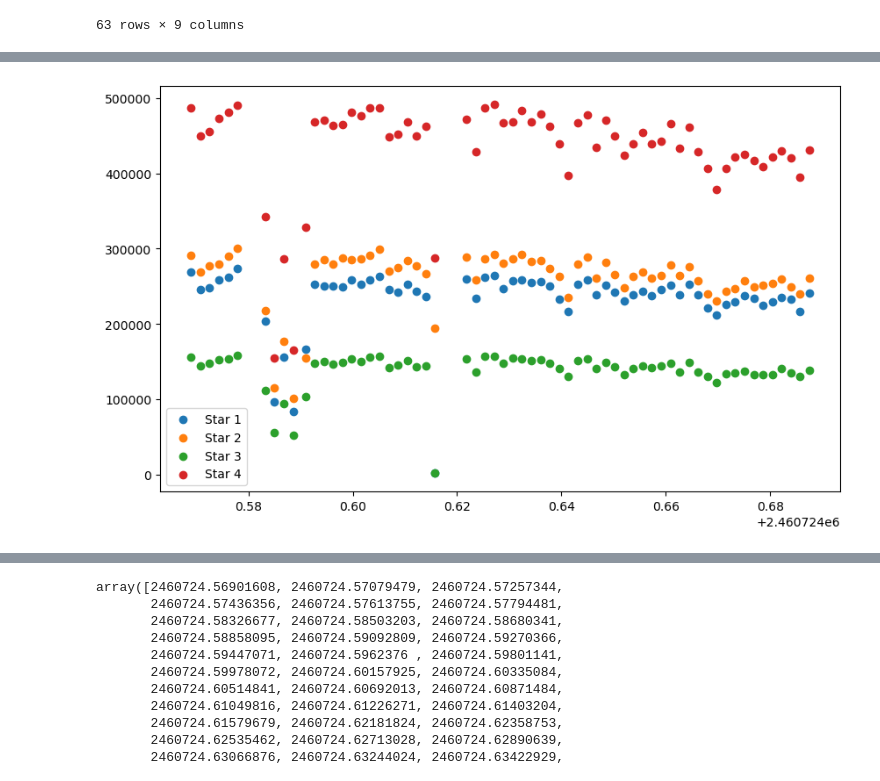
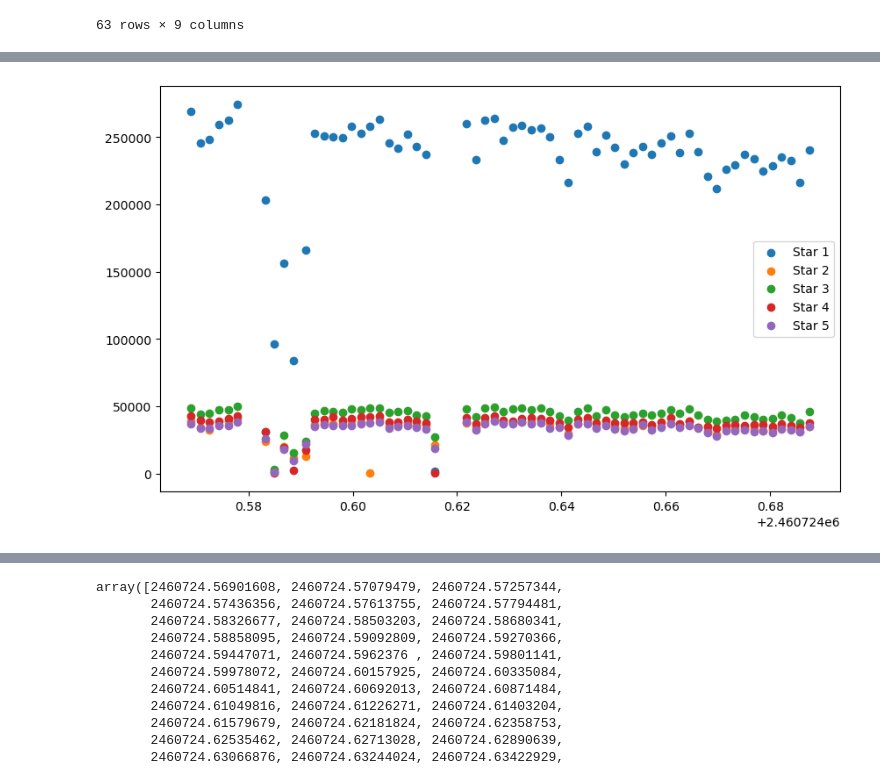
Before and after one commit to explorerjs32/rho_data_reduction_pipeline, a Jupyter notebook: photometry_mplw/Phot_to_LC.ipynb, the cells around one changed output, grey strips where cells are left out. Saved outputs shown, nothing was run; the diff lists cells and outputs as text; code cells hidden in the pictures.

```diff
--- a/photometry_mplw/Phot_to_LC.ipynb
+++ b/photometry_mplw/Phot_to_LC.ipynb
@@ -30,7 +30,7 @@ Point to reduced data path, or wherever frame_info and photometry results were s
 # %% [output]
 /Users/bencapistrant/Documents/GitHub/rho_data_reduction_pipeline/photometry_mplw
 # %%
-path = '/Users/bencapistrant/Documents/GitHub/rho_data_reduction_pipeline/data/WASP36b/New_Reduced/'
+path = '/Users/bencapistrant/Documents/GitHub/rho_data_reduction_pipeline/data/WASP36b/New_Reduced/Reduced/'
 # %%
 raw = pd.read_csv(path+'psf_photometry_results.csv')
 raw
@@ -116,14 +116,14 @@ sorted_indices = np.argsort(t)
 # %%
 plt.figure(figsize=(10, 6))
 # for i in [0,1,2,3,4,5,6,7,]:
-for i in [0,1,2,3,]:
+for i in [0,1,2,3,4]:
     plt.scatter(t,combined[f'Star_{i+1}_flux'],label=f'Star {i+1}')
     # plt.scatter(np.array(t)[sorted_indices], combined[f'Star_{i+1}_flux'][sorted_indices], marker='x', label=f'Star {i+1} sorted')
     # print(i)
 # plt.scatter(t, wasp36['sum_flux'],label='WASP-36b',)
 # [plt.scatter(t, refs[i]['sum_flux'], marker='x',label=f'ref {i+1}') for i in range(len(refs))]
     plt.legend()
 # %% [output]
-[figure, old version]
+[figure, new version]
 # %%
 # refs = [6,7,8]
```
Also changed, not shown: parts of 8 cells of this notebook, 5 other files.
